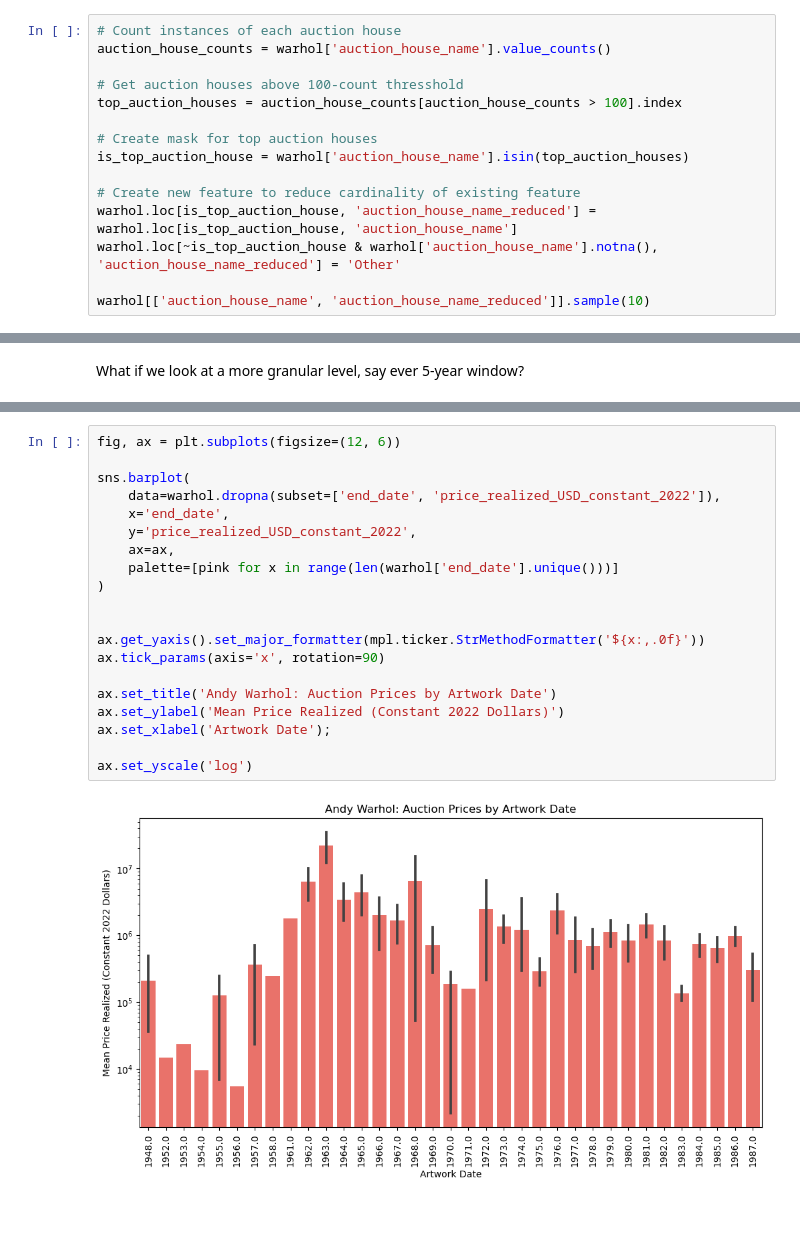
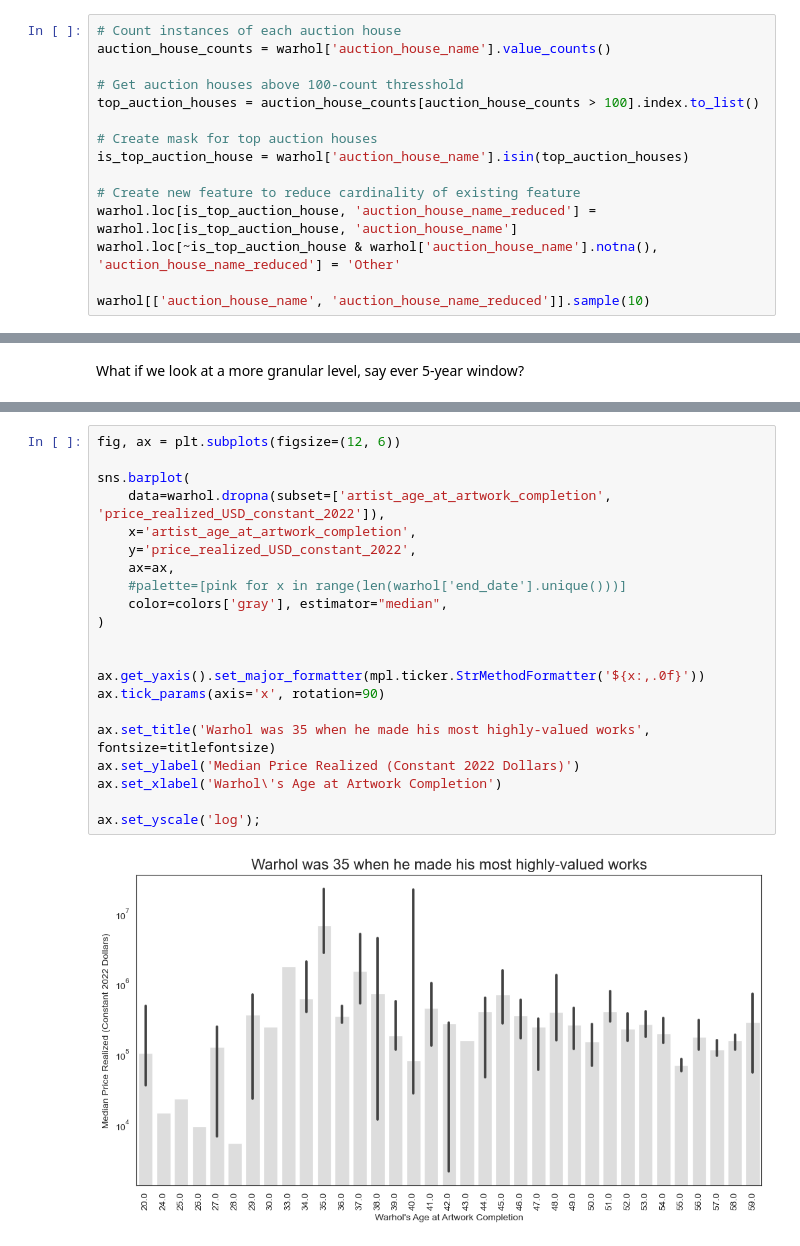
Before and after one commit to zrottman/art_auction, a Jupyter notebook: 03-02a_EDA-Warhol.ipynb, the cells around one changed output, grey strips where cells are left out. Drawn from its saved outputs; the diff is of its cells as text; blank space fills up the shorter version.

```diff
--- a/03-02a_EDA-Warhol.ipynb
+++ b/03-02a_EDA-Warhol.ipynb
@@ -420,7 +454,7 @@ Does realized price vary significantly from one auction house to the next?
 auction_house_counts = warhol['auction_house_name'].value_counts()
 
 # Get auction houses above 100-count thresshold
-top_auction_houses = auction_house_counts[auction_house_counts > 100].index
+top_auction_houses = auction_house_counts[auction_house_counts > 100].index.to_list()
 
 # Create mask for top auction houses
 is_top_auction_house = warhol['auction_house_name'].isin(top_auction_houses)
@@ -591,22 +644,23 @@ ax.set_xscale('log');
 # %%
 fig, ax = plt.subplots(figsize=(12, 6))
 
 sns.barplot(
-    data=warhol.dropna(subset=['end_date', 'price_realized_USD_constant_2022']),
-    x='end_date',
+    data=warhol.dropna(subset=['artist_age_at_artwork_completion', 'price_realized_USD_constant_2022']),
+    x='artist_age_at_artwork_completion',
     y='price_realized_USD_constant_2022',
     ax=ax,
-    palette=[pink for x in range(len(warhol['end_date'].unique()))]
+    #palette=[pink for x in range(len(warhol['end_date'].unique()))]
+    color=colors['gray'], estimator="median",
 )
 
 
 ax.get_yaxis().set_major_formatter(mpl.ticker.StrMethodFormatter('${x:,.0f}'))
 ax.tick_params(axis='x', rotation=90)
 
-ax.set_title('Andy Warhol: Auction Prices by Artwork Date')
-ax.set_ylabel('Mean Price Realized (Constant 2022 Dollars)')
-ax.set_xlabel('Artwork Date');
+ax.set_title('Warhol was 35 when he made his most highly-valued works', fontsize=titlefontsize)
+ax.set_ylabel('Median Price Realized (Constant 2022 Dollars)')
+ax.set_xlabel('Warhol\'s Age at Artwork Completion')
 
-ax.set_yscale('log')
+ax.set_yscale('log');
 # %% [output]
-[figure, old version]
+[figure, new version]
```
Also changed, not shown: parts of 44 cells of this notebook.
